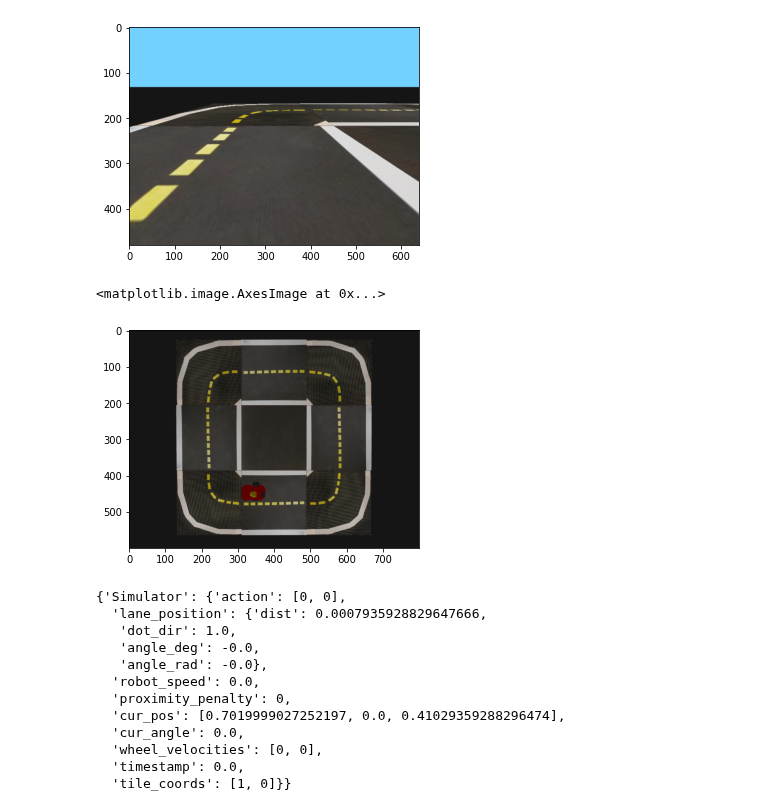
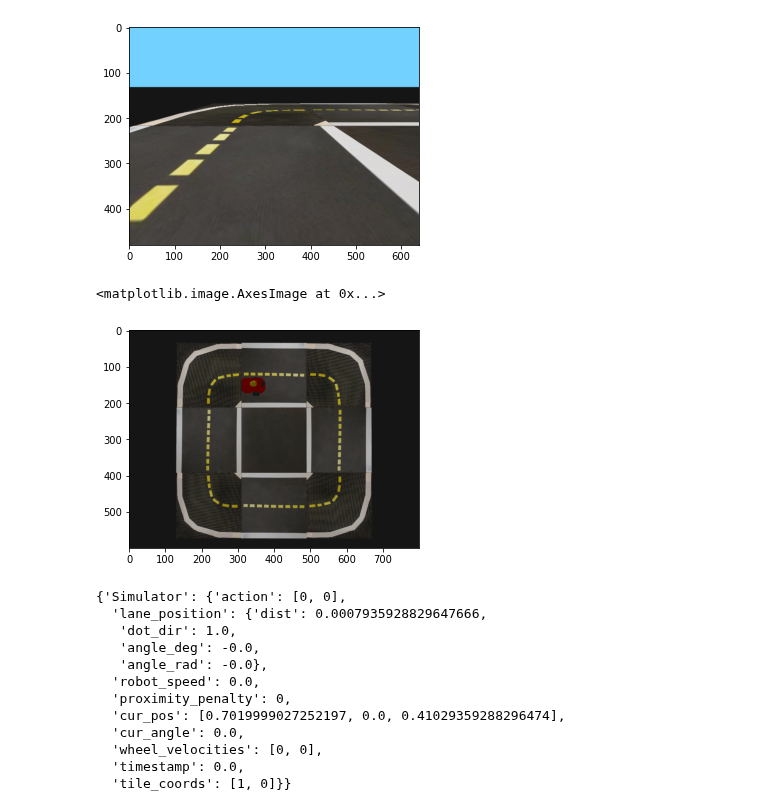
Before and after one commit to giuliovv/duckrace, a Jupyter notebook: configuration.ipynb, the cells around one changed output. Drawn from its saved outputs; the diff is of its cells as text; code cells hidden in the pictures.

Commit message:
Flip top view

```diff
--- a/configuration.ipynb
+++ b/configuration.ipynb
@@ -45,7 +46,7 @@ env = Simulator("small_loop",
     domain_rand=False,
     user_tile_start=[1,0],
     seed=42,
-    max_steps=2000,
+    max_steps=float("inf"),
 )
 # %% [output]
 INFO:duckietown_world: data: /home/giulio/prog/.virtualenvs/RACE/lib/python3.8/site-packages/duckietown_world/data
@@ -57,10 +58,10 @@ plt.imshow(env.reset())
 <matplotlib.image.AxesImage at 0x...>
 [figure]
 # %%
-plt.imshow(env.render(mode="top_down"))
+plt.imshow(np.flip(env.render(mode="top_down"), [0]))
 # %% [output]
 <matplotlib.image.AxesImage at 0x...>
-[figure, old version]
+[figure, new version]
 # %%
 env.get_agent_info()
 # %% [output]
```
Also changed, not shown: parts of 2 cells of this notebook.
